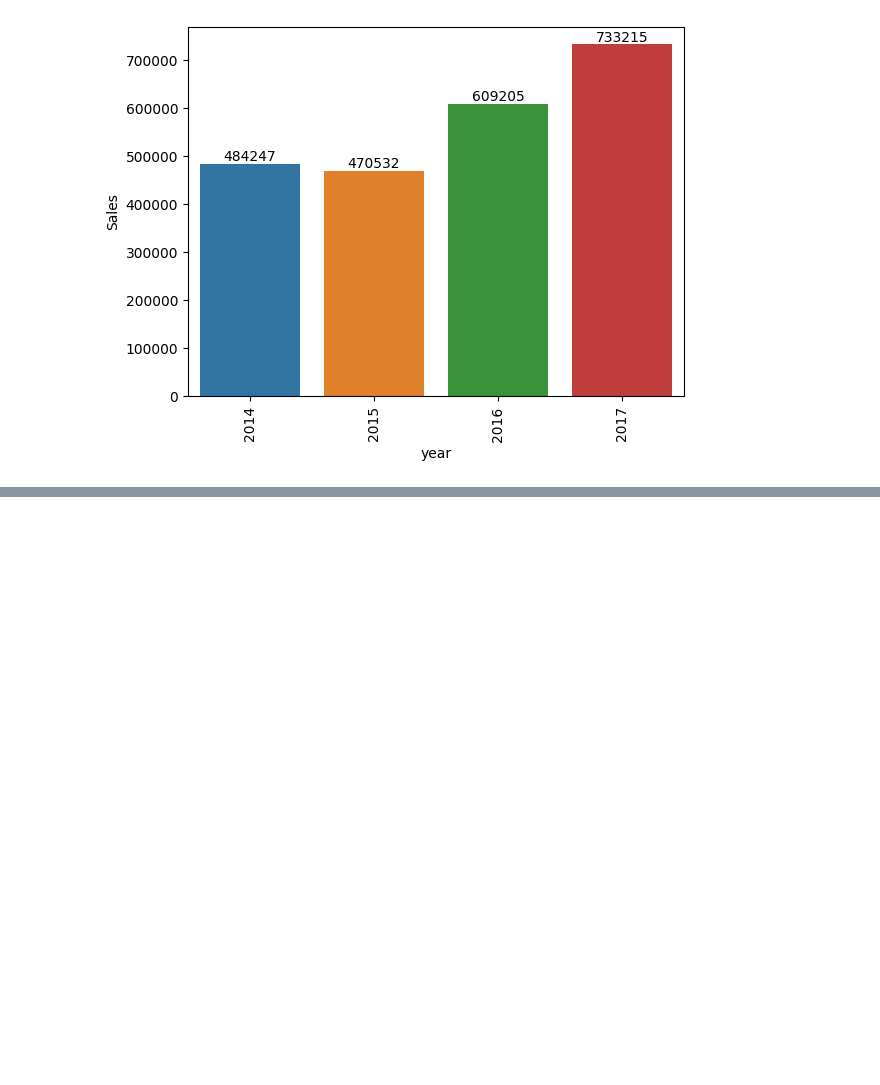
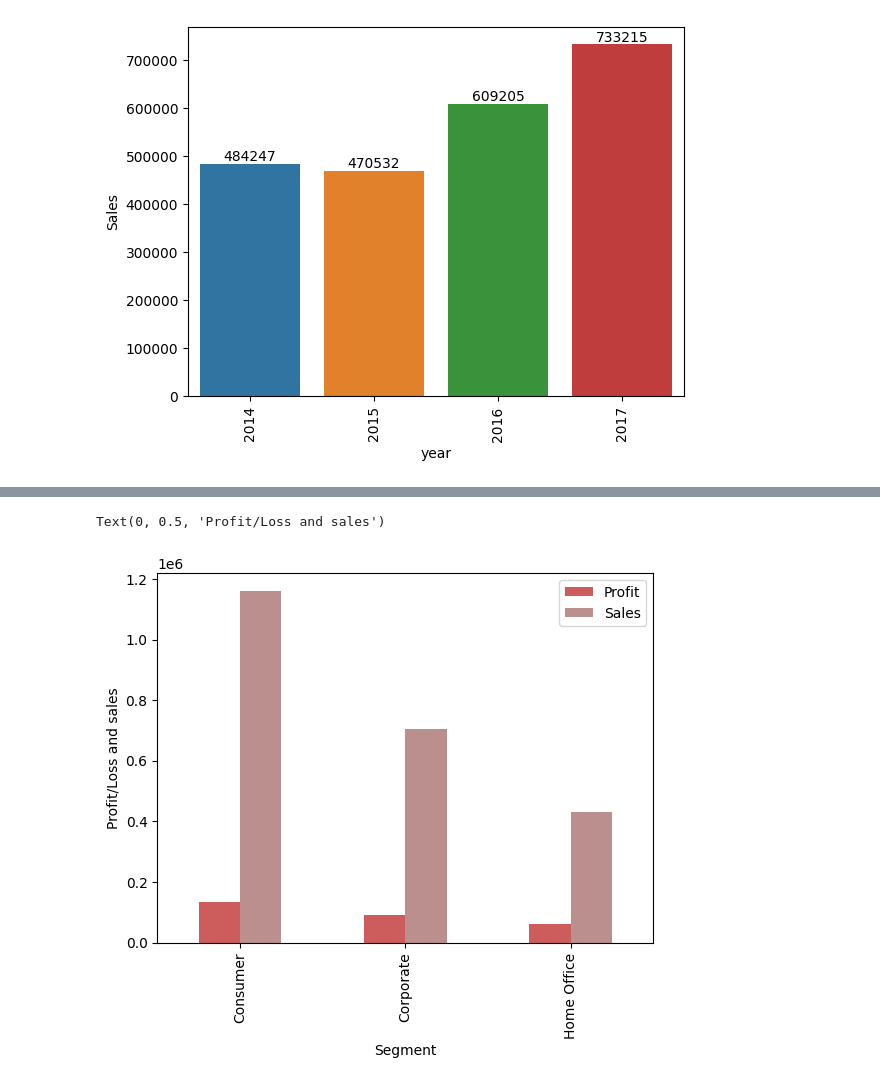
Before and after one commit to AriyantGit/House_Rent_Prediction, a Jupyter notebook: house-rent-prediction.ipynb, the cells around one changed output, grey strips where cells are left out. Saved outputs shown, nothing was run; the diff lists cells and outputs as text; code cells hidden in the pictures; blank space fills up the shorter version.

```diff
--- a/house-rent-prediction.ipynb
+++ b/house-rent-prediction.ipynb
@@ -474,0 +519,7 @@ plt.xticks(rotation="vertical")
+# %%
+df.groupby("Segment")[["Profit","Sales"]].sum().plot.bar(color=["#CD5C5C","#BC8F8F"])
+
+plt.ylabel("Profit/Loss and sales")
+# %% [output]
+Text(0, 0.5, 'Profit/Loss and sales')
+[figure, added]
```
Also changed, not shown: parts of 34 cells of this notebook.
